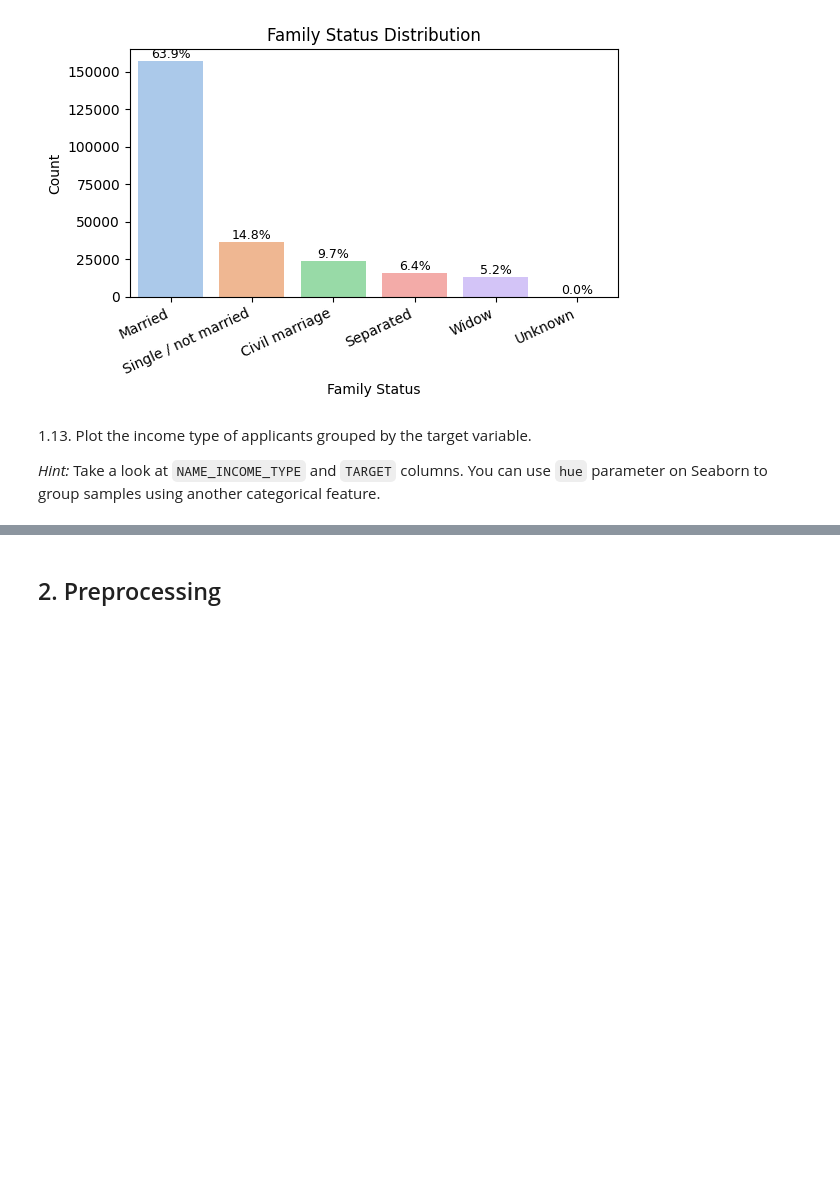
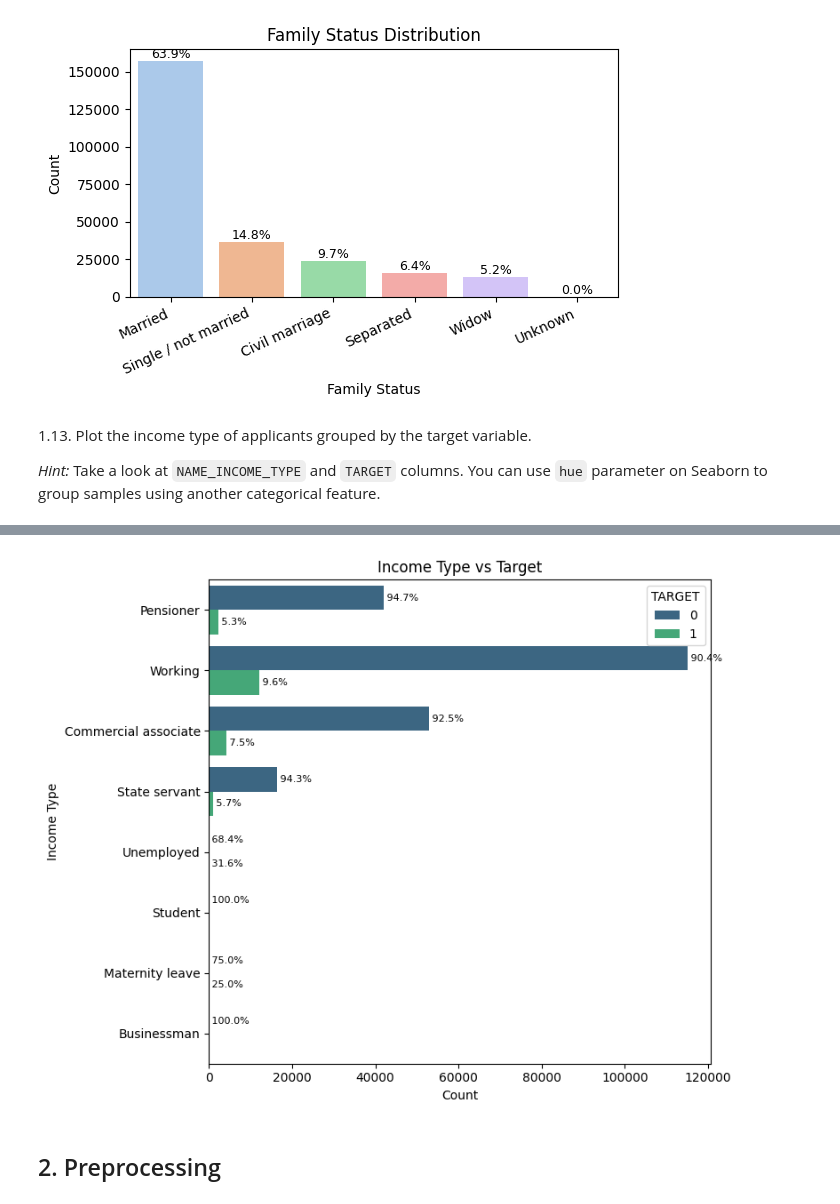
Before and after one commit to ferwuy/ml-anyoneai-sprint2, a Jupyter notebook: AnyoneAI - Sprint Project 02.ipynb, the cells around one changed output, grey strips where cells are left out. Drawn from its saved outputs; the diff is of its cells as text; code cells hidden in the pictures; blank space fills up the shorter version.

Commit message:
1.13 Income type distribution by target (NAME_INCOME_TYPE vs TARGET)

```diff
--- a/AnyoneAI - Sprint Project 02.ipynb
+++ b/AnyoneAI - Sprint Project 02.ipynb
@@ -634,0 +629,82 @@ Family status distribution (total rows = 246008):
+# %%
+# 1.13 Income type distribution by target (NAME_INCOME_TYPE vs TARGET)
+# Define the relevant columns for this analysis
+col_income = 'NAME_INCOME_TYPE'  # Categorical feature: applicant income type
+col_target = 'TARGET'            # Binary target: 0 (no difficulty), 1 (payment difficulty)
+
+# Extract only the needed two columns to simplify operations
+subset = app_train[[col_income, col_target]]  # DataFrame with income type and target
+
+# Drop rows where income type is missing (optional: could label as 'MISSING')
+subset_clean = subset.dropna(subset=[col_income])  # Remove rows with NaN in income type
+
+# Frequency counts overall per income type
+income_counts = subset_clean[col_income].value_counts()  # Series: income_type -> total count
+
+# Crosstab of income type vs target to get class counts
+ct = pd.crosstab(subset_clean[col_income], subset_clean[col_target])  # Rows: income_type, Cols: target {0,1}
+
+# Ensure both target columns (0 and 1) exist even if one class absent for a category
+if 0 not in ct.columns:  # Edge case: no class 0 for some reason
+    ct[0] = 0  # Add zero column
+if 1 not in ct.columns:  # Edge case: no class 1 for some reason
+    ct[1] = 0  # Add zero column
+
+# Reorder columns to [0,1]
+ct = ct[[0, 1]]  # Consistent column order
+
+# Compute default rate (proportion of TARGET = 1 within each income type)
+default_rate = (ct[1] / (ct[0] + ct[1]) * 100).round(1)  # Percentage default rate per income type
+
+# Build summary DataFrame consolidating metrics
+summary = (pd.DataFrame({
+    'Count_Total': ct[0] + ct[1],  # Total samples for income type
+    'Count_0': ct[0],              # Count with TARGET 0
+    'Count_1': ct[1],              # Count with TARGET 1
+    'DefaultRate_%': default_rate  # Default percentage
+})
+          .sort_values('Count_Total', ascending=False))  # Sort by prevalence
+
+# Display summary table
+print(f'Income type distribution by target (rows after dropping missing = {len(subset_clean)}):')  # Header line
+display(summary)  # Show metrics table
+
+# Plot grouped counts by income type and target class using seaborn countplot
+plt.figure(figsize=(8, 4 + 0.3 * summary.shape[0]))  # Dynamic height scaling for readability
+sns.countplot(data=subset_clean, y=col_income, hue=col_target, palette='viridis')  # Horizontal grouped bars
+plt.title('Income Type vs Target')  # Plot title
+plt.xlabel('Count')  # X-axis label
+plt.ylabel('Income Type')  # Y-axis label
+plt.legend(title='TARGET', loc='upper right')  # Legend with title
+
+# Prepare for annotation
+totals_map = summary['Count_Total'].to_dict()  # income_type -> total count mapping
+ax = plt.gca()  # Current axes reference
+yticks = ax.get_yticks()  # Numeric positions of categorical centers
+labels = [t.get_text() for t in ax.get_yticklabels()]  # Corresponding income type labels
+
+# Import numpy (local import to be explicit if not already imported earlier)
+import numpy as np  # Numerical utilities for nearest tick mapping
+
+# Annotate each bar with percentage share within its income type
+for bar in ax.patches:  # Iterate every rectangle (each hue segment for a category)
+    count_val = bar.get_width()  # Raw count represented by the bar
+    if count_val == 0:  # Skip empty bars (nothing to annotate)
+        continue  # Move to next bar
+    center_y = bar.get_y() + bar.get_height() / 2  # Vertical center of the bar
+    # Find nearest tick center to this bar center (handles hue offsets)
+    idx = int(np.argmin(np.abs(yticks - center_y)))  # Index of closest category tick
+    # Guard against any unexpected out-of-range condition
+    if idx < 0 or idx >= len(labels):  # Extreme safety check
+        continue  # Skip if something odd
+    income_type_label = labels[idx]  # Resolved income type name
+    total_for_income = totals_map.get(income_type_label, None)  # Total count for denominator
+    if not total_for_income:  # If missing or zero, skip to avoid division issues
+        continue  # Skip annotation
+    pct = count_val / total_for_income * 100  # Percentage within this income type
+    # Place annotation slightly to the right of bar end
+    ax.text(count_val, center_y, f' {pct:.1f}%', va='center', ha='left', fontsize=8)  # Annotated percentage
+
+plt.tight_layout()  # Adjust layout to avoid clipping
+plt.show()  # Render final plot
+# %% [output]
@@ -635,3 +722,4 @@ Family status distribution (total rows = 246008):
+[figure, added]
 # %% [markdown]
 ## 2. Preprocessing
 # %% [markdown]
```
Also changed, not shown: parts of 3 cells of this notebook.
